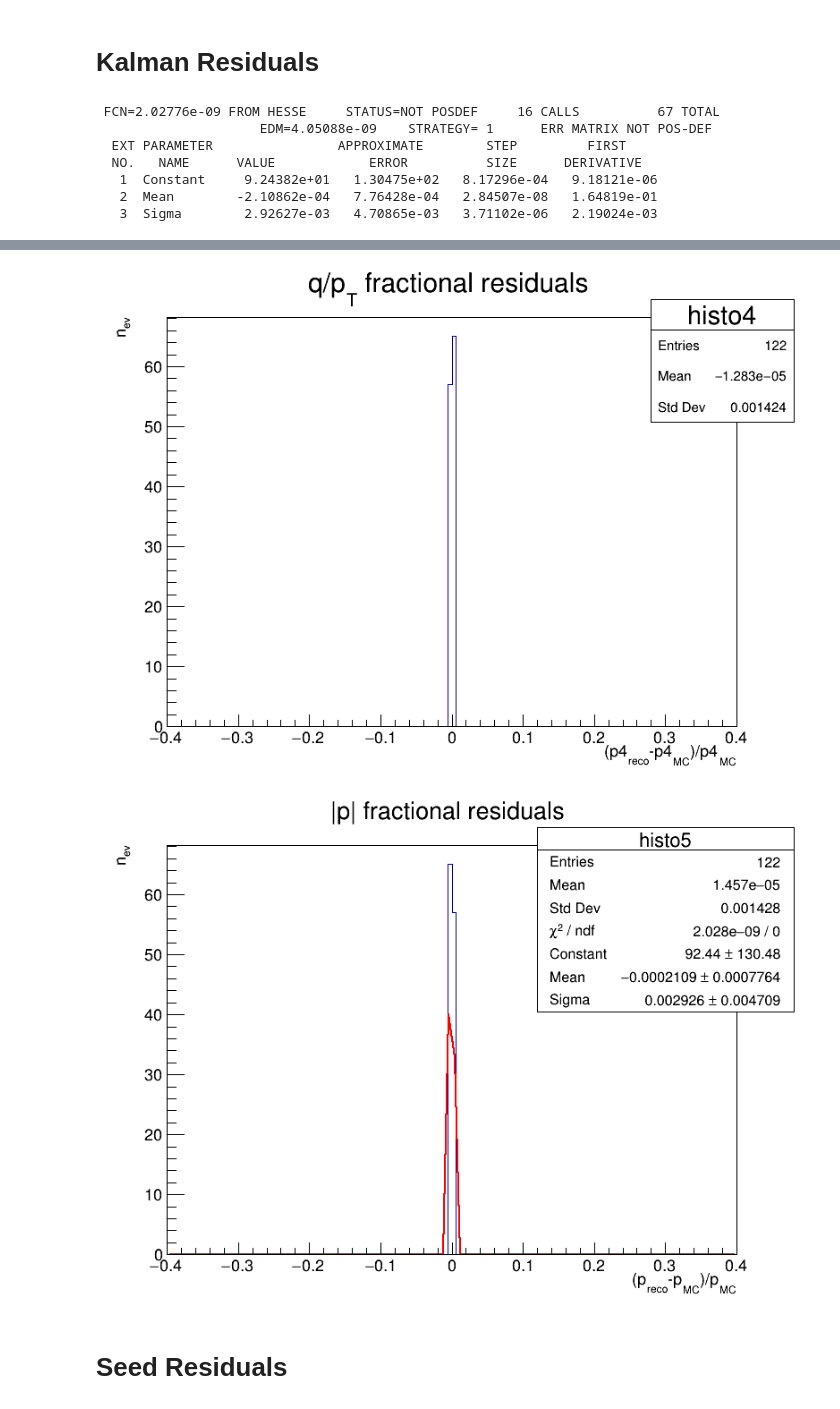
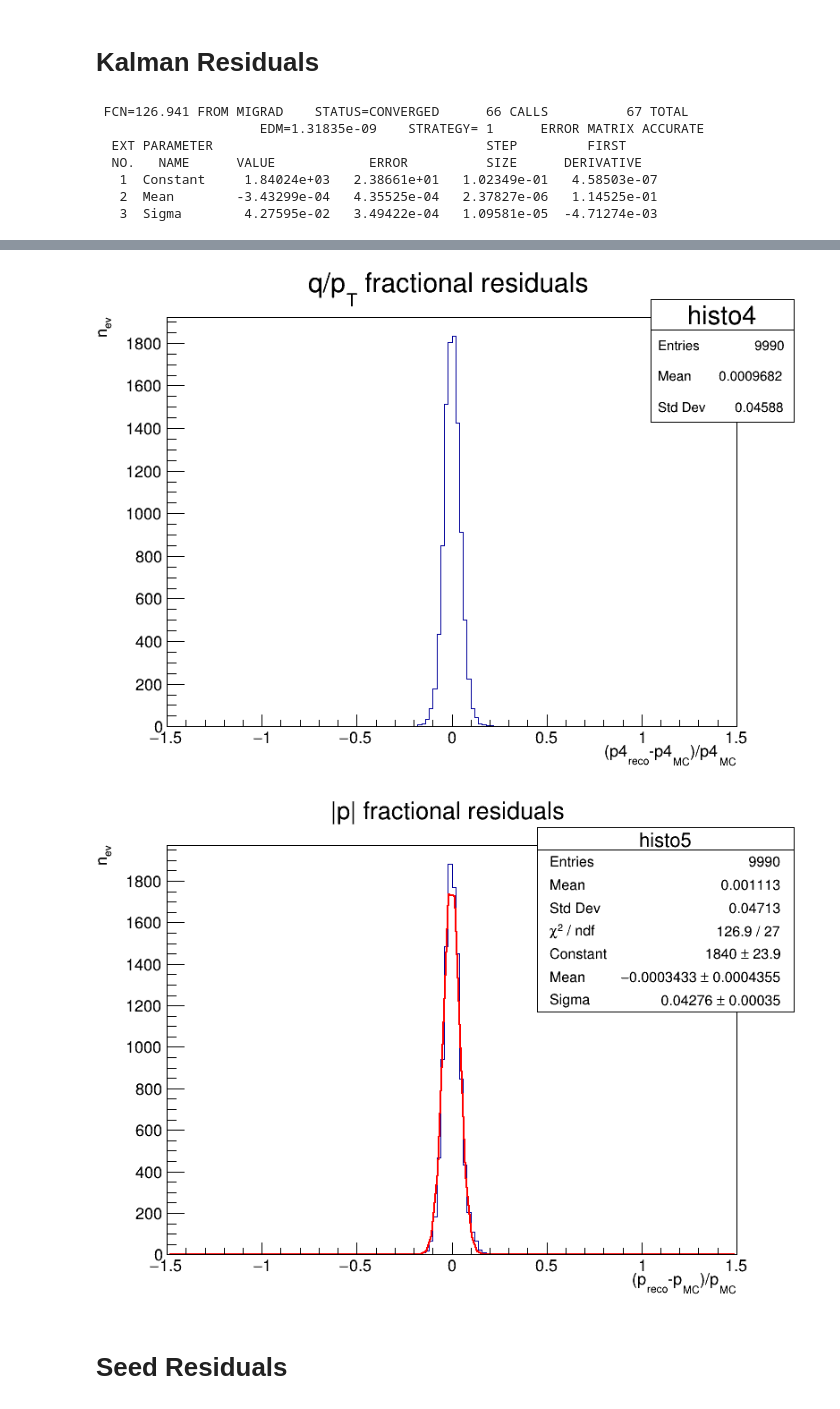
Before and after one commit to Trenchcoat95/fastMCKalmanOptTesting, a Jupyter notebook: fastMCKalman/MC/fastMCKalmanResidualsSimple.ipynb, the cells around one changed output, grey strips where cells are left out. Drawn from its saved outputs; the diff is of its cells as text; code cells hidden in the pictures.

```diff
--- a/fastMCKalman/MC/fastMCKalmanResidualsSimple.ipynb
+++ b/fastMCKalman/MC/fastMCKalmanResidualsSimple.ipynb
@@ -13,11 +9,11 @@ Warning in <TClassTable::Add>: class ROOT::VecOps::RVec<float> already in TClass
 # %% [markdown]
 # Reading the files
 # %%
-folder="${fastMCKalmanOptTesting}/data/testTPCVSGarliteFull/MC_01smear_noEloss_noMS_Seed_noEloss_noMS_Kalman_noEloss_noMS/"
+folder="${fastMCKalmanOptTesting}/data/testTPCVSGarliteFull/MC_01smear_Eloss_MS_Seed_Eloss_MS_Kalman_Eloss_MS/"
 #folder="/home/federico/Documents/Universita/Federico_2020-2021/Aliwork/fastMCKalman/data/testTPCSA/"
 inputData = folder+"fastParticle.list"
 ROOT.initTreeFast(inputData)
-tree=ROOT.treeFast
+treeFast=ROOT.treeFast
 treeSeed = ROOT.treeSeed
 
 resol = folder[folder.index("MC_") + 3: folder.index("smear")]
@@ -32,8 +28,8 @@ spread_p = "(100,-0.4,0.4)"
 if(resol=="00005"):
     spread_0 = "(100,-0.01,0.01)"
     spread_1 = "(100,-0.01,0.01)"
-    spread_2 = "(100,-0.01,0.01)"
-    spread_3 = "(100,-0.01,0.01)"
+    spread_2 = "(100,-0.015,0.015)"
+    spread_3 = "(100,-0.03,0.03)"
     spread_4 = "(100,-0.3,0.3)"
     spread_p = "(100,-0.3,0.3)"
 
@@ -42,7 +38,7 @@ if(resol=="01"):
     spread_1 = "(100,-0.4,0.4)"
     spread_2 = "(100,-0.2,0.2)"
     spread_3 = "(100,-0.2,0.2)"
-    spread_4 = "(150,-0.4,0.4)"
-    spread_p = "(150,-0.4,0.4)"
+    spread_4 = "(150,-1.5,1.5)"
+    spread_p = "(150,-1.5,1.5)"
 # %% [output]
 Number of entries       1
@@ -150,7 +143,7 @@ gStyle.SetOptStat(1)
 
 c0 = ROOT.TCanvas("myCanvasName0","The Canvas Title0",800,600)
 instruction = "(p0In-p0MC)>>histo0"+spread_0
-tree.Draw(instruction,"isOK")
+treeFast.Draw(instruction,"isOK")
 histo0 = ROOT.gDirectory.Get("histo0")
 histo0.SetTitle("y residuals;p0_{reco}-p0_{MC};n_{ev}")
 c0.Draw()
@@ -159,16 +152,16 @@ c0.Print(save)
 
 c1 = ROOT.TCanvas("myCanvasName1","The Canvas Title1",800,600)
 instruction = "(p1In-p1MC)>>histo1"+spread_1
-tree.Draw(instruction,"isOK")
+treeFast.Draw(instruction,"isOK")
 histo1 = ROOT.gDirectory.Get("histo1")
-histo1.SetTitle("z residuals;p_{reco}-p_{MC};n_{ev}")
+histo1.SetTitle("z residuals;p1_{reco}-p1_{MC};n_{ev}")
 c1.Draw()
 save=folder+"Kalman_p1_Resid"+".png"
 c1.Print(save)
 
 c2 = ROOT.TCanvas("myCanvasName2","The Canvas Title2",800,600)
 instruction = "Res2MC>>histo2"+spread_2
-tree.Draw(instruction,"isOK")
+treeFast.Draw(instruction,"isOK")
 histo2 = ROOT.gDirectory.Get("histo2")
 histo2.SetTitle("sin#phi fractional residuals;(p2_{reco}-p2_{MC})/p2_{MC};n_{ev}")
 c2.Draw()
@@ -177,7 +170,7 @@ c2.Print(save)
 
 c3 = ROOT.TCanvas("myCanvasName3","The Canvas Title3",800,600)
 instruction = "Res3MC>>histo3"+spread_3
-tree.Draw(instruction,"isOK")
+treeFast.Draw(instruction,"isOK")
 histo3 = ROOT.gDirectory.Get("histo3")
 histo3.SetTitle("tan#lambda fractional residuals;(p3_{reco}-p3_{MC})/p3_{MC};n_{ev}")
 c3.Draw()
@@ -186,7 +179,7 @@ c3.Print(save)
 
 c4 = ROOT.TCanvas("myCanvasName4","The Canvas Title4",800,600)
 instruction = "Res4MC>>histo4"+spread_4
-tree.Draw(instruction,"isOK")
+treeFast.Draw(instruction,"isOK")
 histo4 = ROOT.gDirectory.Get("histo4")
 histo4.SetTitle("q/p_{T} fractional residuals;(p4_{reco}-p4_{MC})/p4_{MC};n_{ev}")
 c4.Draw()
@@ -196,7 +189,7 @@ c4.Print(save)
 
 cp = ROOT.TCanvas("myCanvasNamep","The Canvas Titlep",800,600)
 instruction = "RespMC>>histo5"+spread_p
-tree.Draw(instruction,"isOK")
+treeFast.Draw(instruction,"isOK")
 histo5 = ROOT.gDirectory.Get("histo5")
 histo5.SetTitle("|p| fractional residuals;(p_{reco}-p_{MC})/p_{MC};n_{ev}")
 Formula = "0.39894228040143*"+str(histo5.GetBinWidth(0))+"*([0]/[2])*(exp(-0.5*((x-[1])/[2])^2)+[3]*exp(-0.5*((x-([1]+[4]))/[5])^2)*([2]/[5]))"
@@ -208,10 +201,10 @@ cp.Draw()
 save=folder+"Kalman_p_Resid"+".png"
 cp.Print(save)
 # %% [output]
- FCN=2.02776e-09 FROM HESSE     STATUS=NOT POSDEF     16 CALLS          67 TOTAL
-                     EDM=4.05088e-09    STRATEGY= 1      ERR MATRIX NOT POS-DEF
-  EXT PARAMETER                APPROXIMATE        STEP         FIRST
+ FCN=126.941 FROM MIGRAD    STATUS=CONVERGED      66 CALLS          67 TOTAL
+                     EDM=1.31835e-09    STRATEGY= 1      ERROR MATRIX ACCURATE
+  EXT PARAMETER                                   STEP         FIRST
   NO.   NAME      VALUE            ERROR          SIZE      DERIVATIVE
-   1  Constant     9.24382e+01   1.30475e+02   8.17296e-04   9.18121e-06
-   2  Mean        -2.10862e-04   7.76428e-04   2.84507e-08   1.64819e-01
-   3  Sigma        2.92627e-03   4.70865e-03   3.71102e-06   2.19024e-03
+   1  Constant     1.84024e+03   2.38661e+01   1.02349e-01   4.58503e-07
+   2  Mean        -3.43299e-04   4.35525e-04   2.37827e-06   1.14525e-01
+   3  Sigma        4.27595e-02   3.49422e-04   1.09581e-05  -4.71274e-03
@@ -228,5 +227,5 @@ Info in <TCanvas::Print>: png file /home/federico/Documents/Universita/Federico_
-[figure, old version]
+[figure, new version]
-[figure, old version]
+[figure, new version]
 # %% [markdown]
 # Seed Residuals
 # %%
```
Also changed, not shown: parts of 8 cells of this notebook, 10 other files.
